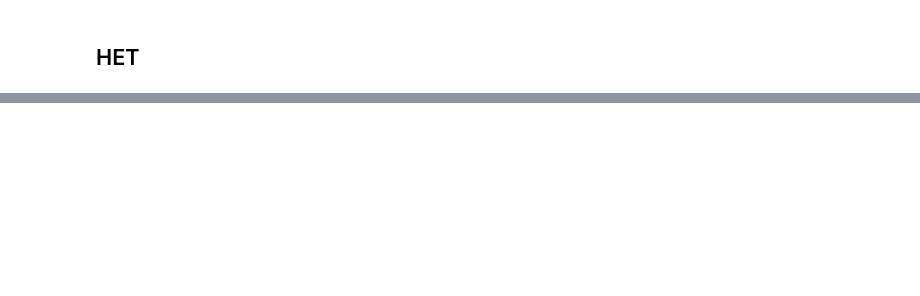
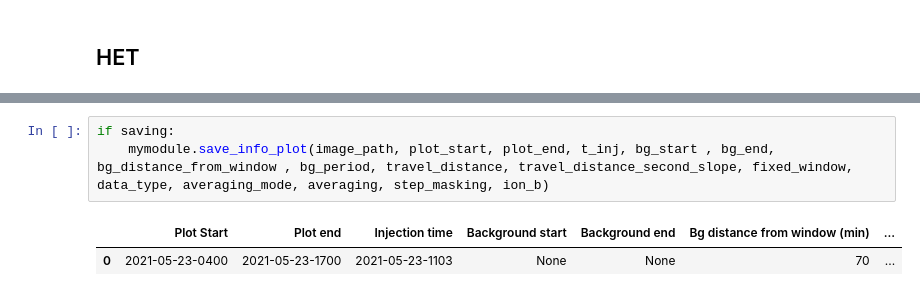
Before and after one commit to AnnamariaFedeli/epd-load-n-plot, a Jupyter notebook: example_shift_Anna.ipynb, the cells around one changed output, grey strips where cells are left out. Drawn from its saved outputs; the diff is of its cells as text; blank space fills up the shorter version.

Commit message:
new functions
imported functions to save all variables

```diff
--- a/example_shift_Anna.ipynb
+++ b/example_shift_Anna.ipynb
@@ -154,0 +170,6 @@ if(het):
+# %%
+if saving:
+    mymodule.save_info_plot(image_path, plot_start, plot_end, t_inj, bg_start , bg_end, bg_distance_from_window , bg_period, travel_distance, travel_distance_second_slope, fixed_window, data_type, averaging_mode, averaging, step_masking, ion_b)
+# %% [output]
+|  | Plot Start | Plot end | Injection time | Background start | Background end | Bg distance from window (min) | ... |
+| 0 | 2021-05-23-0400 | 2021-05-23-1700 | 2021-05-23-1103 | None | None | 70 | ... |
```
Also changed, not shown: parts of 8 cells of this notebook, 1 other file.
